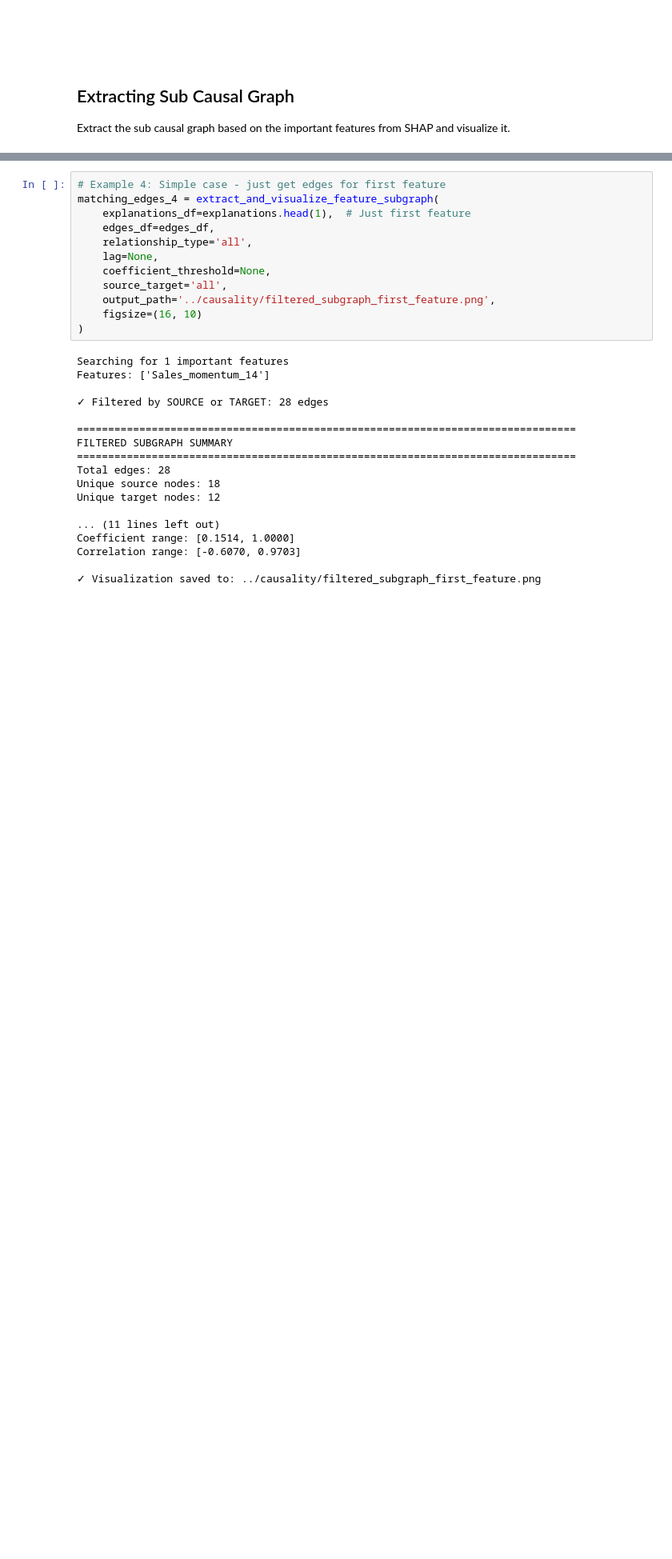
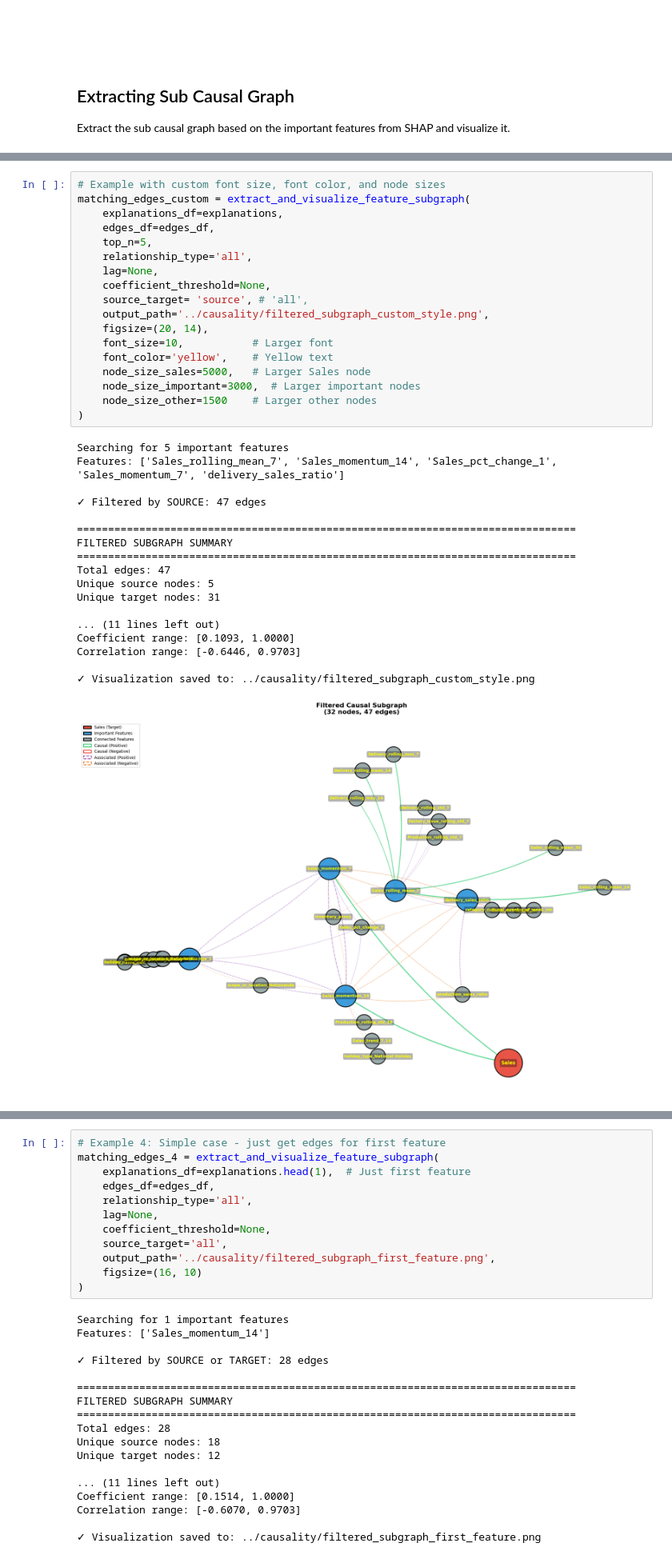
Before and after one commit to iman-xosseini/knowledge_graph_project, a Jupyter notebook: notebooks/04_causal_graph_feature_importance.ipynb, the cells around one changed output, grey strips where cells are left out. Shown at 80% size. Cells and saved outputs as stored; diff of their text form; blank space fills up the shorter version.

```diff
--- a/notebooks/04_causal_graph_feature_importance.ipynb
+++ b/notebooks/04_causal_graph_feature_importance.ipynb
@@ -1970,3 +2056,40 @@ def _visualize_filtered_subgraph(
         print(f"\n✓ Visualization saved to: {output_path}")
 
     plt.show()
+# %%
+# Example with custom font size, font color, and node sizes
+matching_edges_custom = extract_and_visualize_feature_subgraph(
+    explanations_df=explanations,
+    edges_df=edges_df,
+    top_n=5,
+    relationship_type='all',
+    lag=None,
+    coefficient_threshold=None,
+    source_target= 'source', # 'all',
+    output_path='../causality/filtered_subgraph_custom_style.png',
+    figsize=(20, 14),
+    font_size=10,           # Larger font
+    font_color='yellow',    # Yellow text
+    node_size_sales=5000,   # Larger Sales node
+    node_size_important=3000,  # Larger important nodes
+    node_size_other=1500    # Larger other nodes
+)
+# %% [output]
+Searching for 5 important features
+Features: ['Sales_rolling_mean_7', 'Sales_momentum_14', 'Sales_pct_change_1', 'Sales_momentum_7', 'delivery_sales_ratio']
+
+✓ Filtered by SOURCE: 47 edges
+
+================================================================================
+FILTERED SUBGRAPH SUMMARY
+================================================================================
+Total edges: 47
+Unique source nodes: 5
+Unique target nodes: 31
+
+... (11 lines left out)
+Coefficient range: [0.1093, 1.0000]
+Correlation range: [-0.6446, 0.9703]
+
+✓ Visualization saved to: ../causality/filtered_subgraph_custom_style.png
+[figure, added]
```
Also changed, not shown: parts of 26 cells of this notebook, 41 other files.
